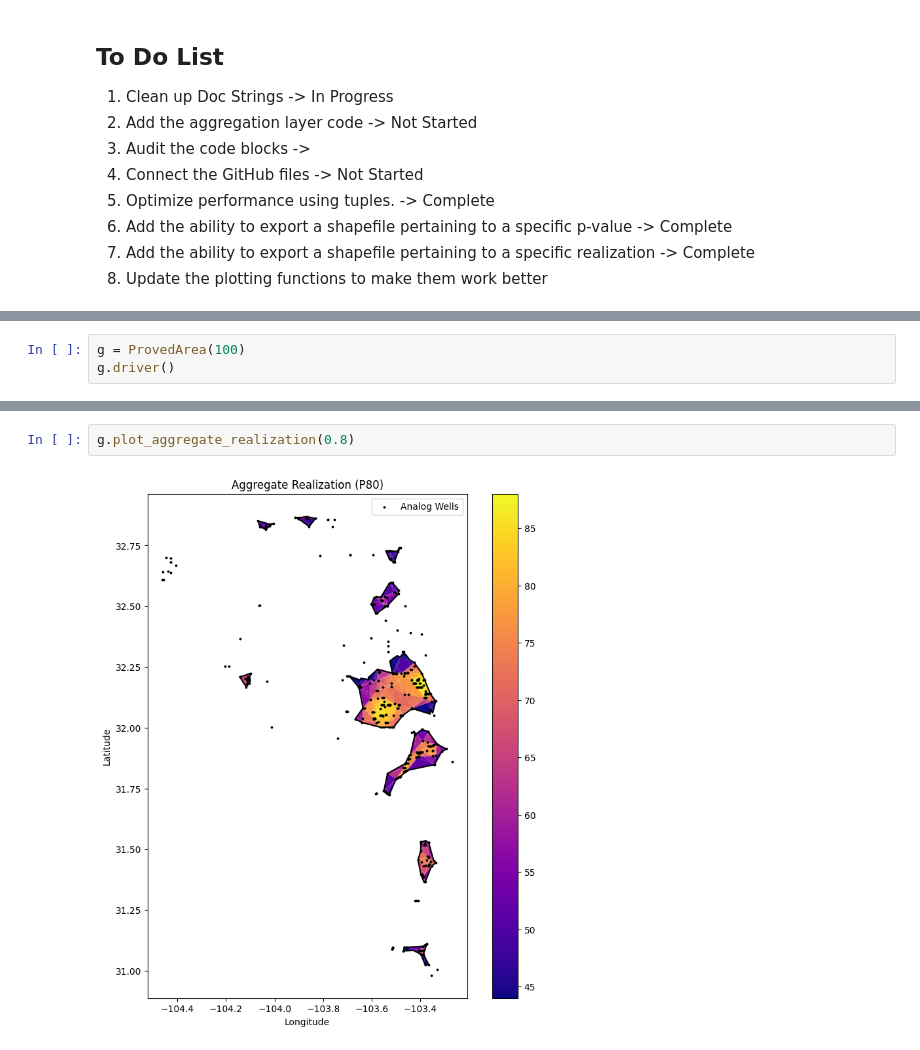
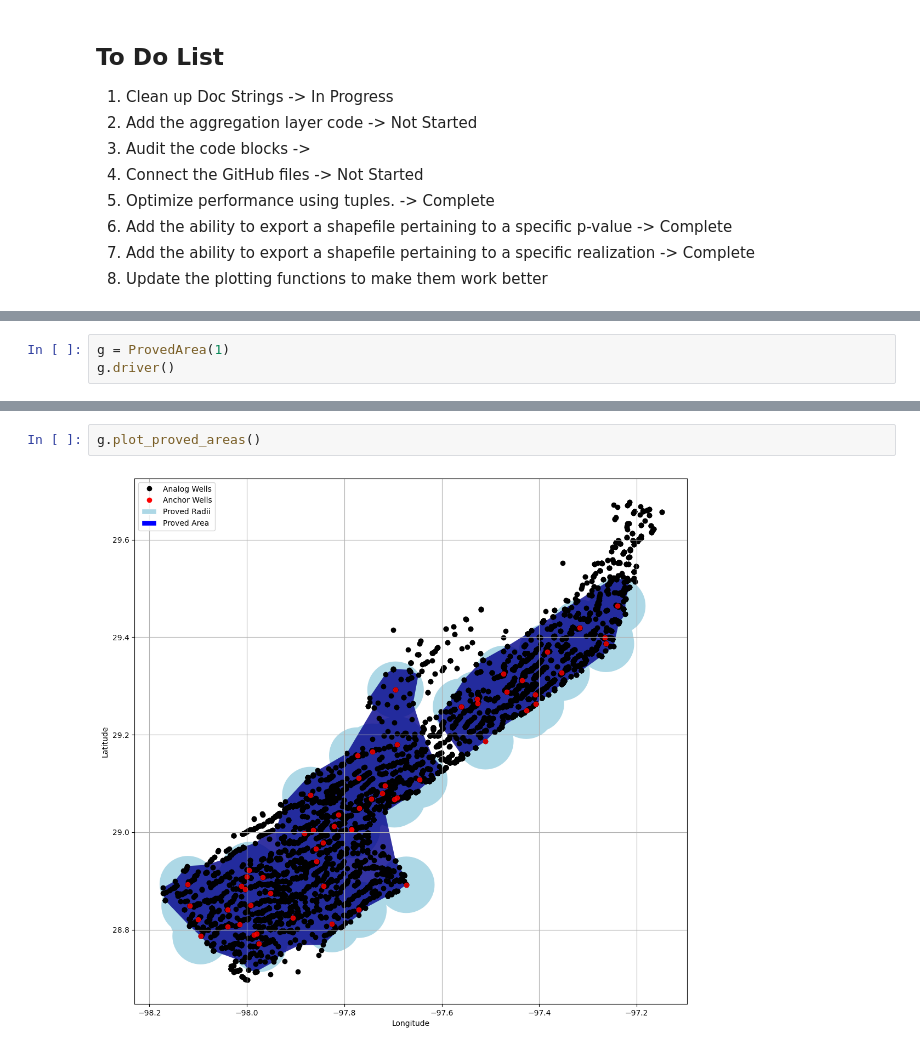
Before and after one commit to TravisSalomaki/ProvedArea, a Jupyter notebook: ProvedArea.ipynb, the cells around one changed output, grey strips where cells are left out. Drawn from its saved outputs; the diff is of its cells as text.

```diff
--- a/ProvedArea.ipynb
+++ b/ProvedArea.ipynb
@@ -533,5 +544,5 @@ class ProvedArea:
         ax.legend()
         return None
 # %%
-g = ProvedArea(100)
+g = ProvedArea(1)
 g.driver()
@@ -552,4 +549,4 @@ g.driver()
-# %%
-g.plot_aggregate_realization(0.8)
-# %% [output]
-[figure, removed]
+# %%
+g.plot_proved_areas()
+# %% [output]
+[figure, added]
```
Also changed, not shown: parts of 2 cells of this notebook.
